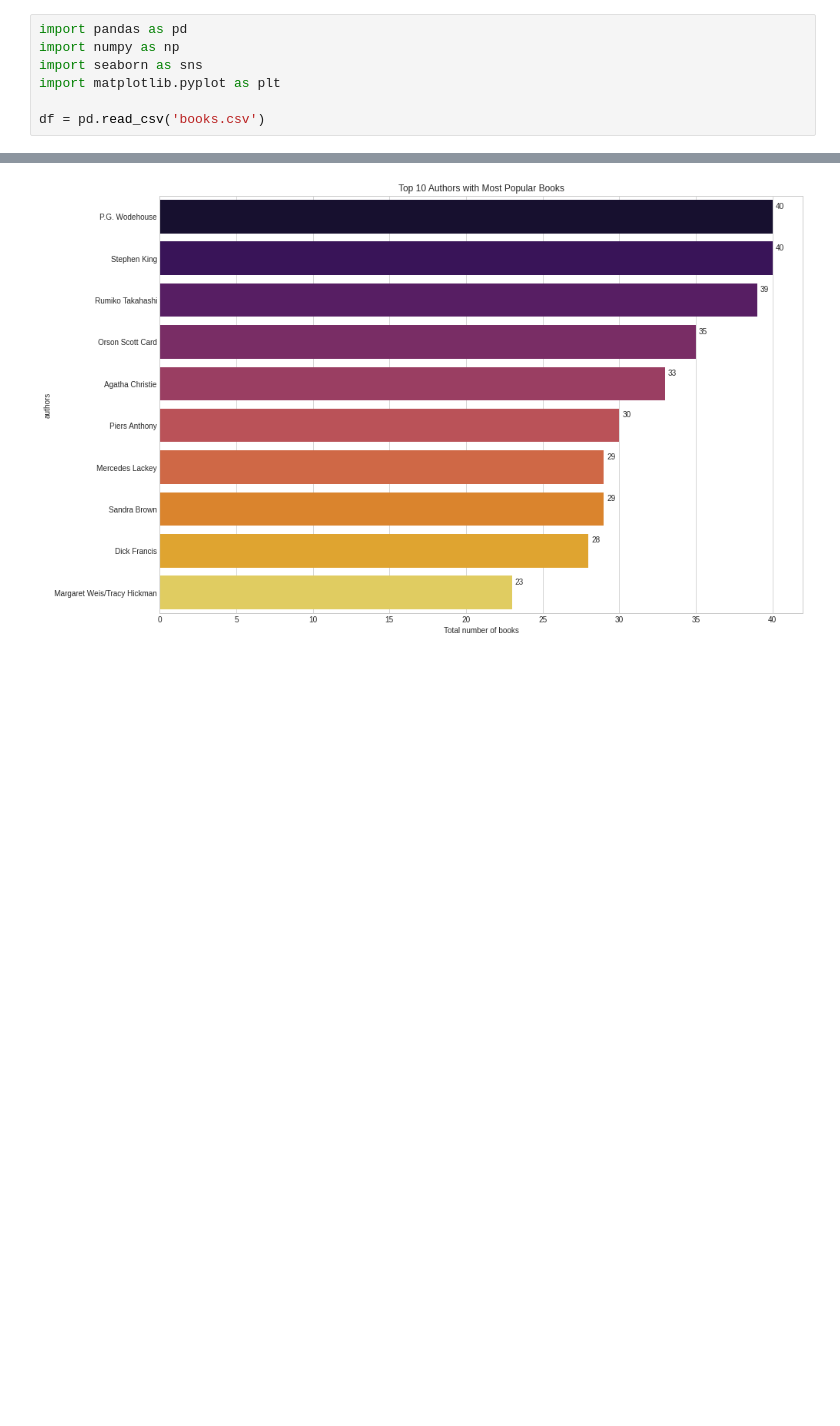
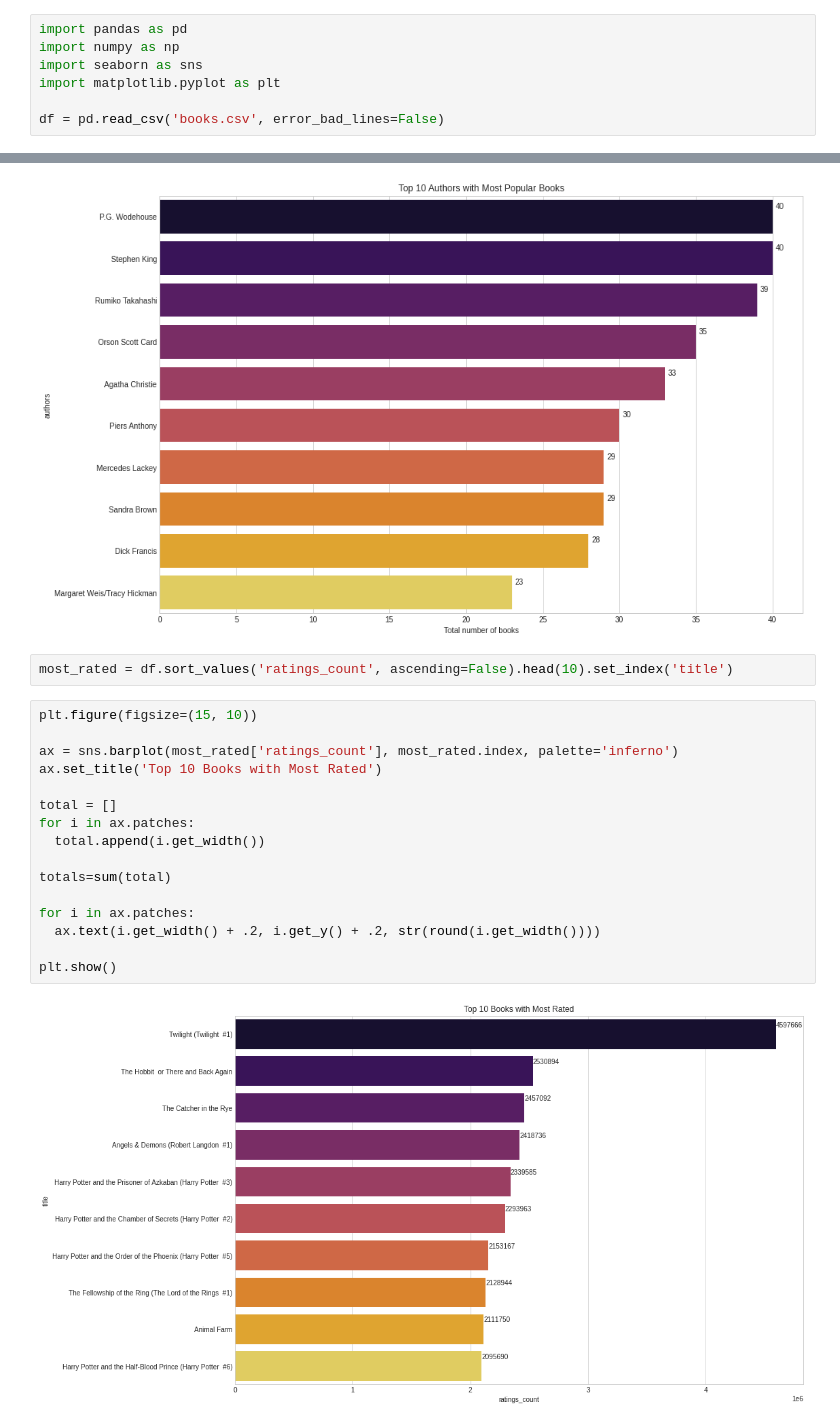
Before and after one commit to lovelyoyrmia/machine-learning-notebook, a Jupyter notebook: books_recommender.ipynb, the cells around one changed output, grey strips where cells are left out. Drawn from its saved outputs; the diff is of its cells as text; blank space fills up the shorter version.

Commit message:
i'll be back later on books recommender

```diff
--- a/books_recommender.ipynb
+++ b/books_recommender.ipynb
@@ -6,7 +6,7 @@ import numpy as np
 import seaborn as sns
 import matplotlib.pyplot as plt
 
-df = pd.read_csv('books.csv')
+df = pd.read_csv('books.csv', error_bad_lines=False)
 # %%
 df.head()
 # %% [output]
@@ -152,3 +152,23 @@ for i in ax.patches:
 plt.show()
 # %% [output]
 [figure]
+# %%
+most_rated = df.sort_values('ratings_count', ascending=False).head(10).set_index('title')
+# %%
+plt.figure(figsize=(15, 10))
+
+ax = sns.barplot(most_rated['ratings_count'], most_rated.index, palette='inferno')
+ax.set_title('Top 10 Books with Most Rated')
+
+total = []
+for i in ax.patches:
+  total.append(i.get_width())
+
+totals=sum(total)
+
+for i in ax.patches:
+  ax.text(i.get_width() + .2, i.get_y() + .2, str(round(i.get_width())))
+
+plt.show()
+# %% [output]
+[figure, added]
```
Also changed, not shown: parts of 1 cell of this notebook.
